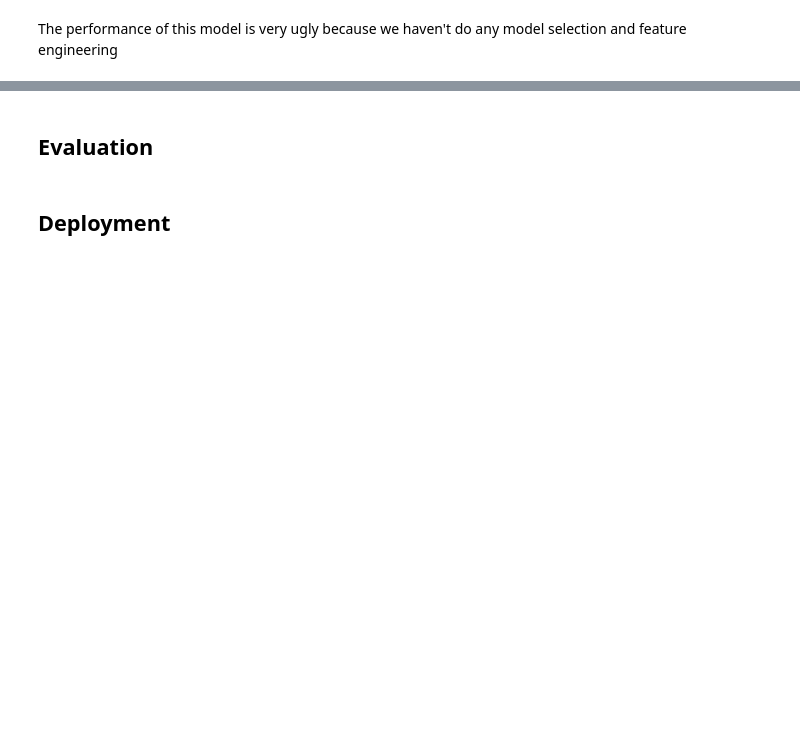
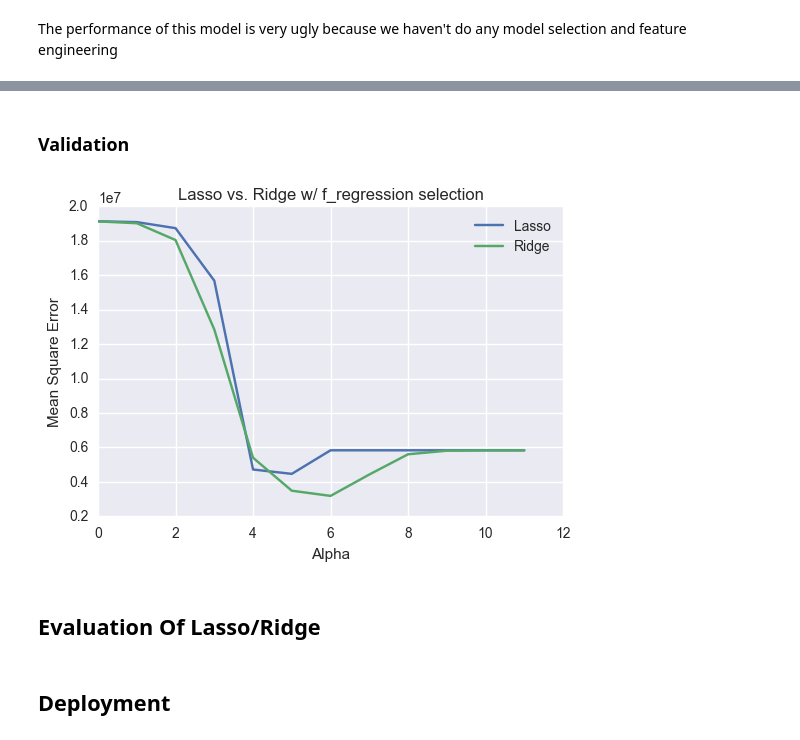
Before and after one commit to Charlespartina/DS1001-Project, a Jupyter notebook: notebook/Final Project.ipynb, the cells around one changed output, grey strips where cells are left out. Saved outputs shown, nothing was run; the diff lists cells and outputs as text; code cells hidden in the pictures; blank space fills up the shorter version.

```diff
--- a/notebook/Final Project.ipynb
+++ b/notebook/Final Project.ipynb
@@ -358,7 +254,0 @@ plt.show()
-# %%
-# Report to the test data
-selected_i = np.argmin(result) # Select best result
-print selected_i
-ls = Ridge(alpha=alpha_list[selected_i])
-ls.fit(X_train_numeric, y_train)
-re = ls.predict(X_test_numeric)
@@ -431,0 +337,13 @@ The performance of this model is very ugly because we haven't do any model selec
+# %%
+# Dimension Reduction and Feature Selection
+def featureSelFre(X_train, y_train, X_val, X_test, num=10):
+    sig_cols = freg(X_train, y_train,num)
+    X_train_new = X_train[sig_cols]
+    X_val_new = X_val[sig_cols]
+    X_test_new = X_test[sig_cols]
+    print sig_cols
+    return X_train_new, X_val_new, X_test_new
+# %%
+X_train_final, X_val_final, X_test_final = featureSelFre(X_train_numeric_merge, y_train_set, X_val_numeric_merge, X_test_numeric_merge, 100)
+print X_train_final.shape
+X_train_final.head()
@@ -432,2 +360,30 @@ The performance of this model is very ugly because we haven't do any model selec
+# %% [markdown]
+### Validation
+# %%
+allK = [10**x for x in range(-2,10)] # Alpha takes 10^-5 to 10^5
+
+cv_ls = []
+cv_rr = []
+for k in allK:
+        ls = Lasso(alpha=k)
+        ls.fit(X_train_final, y_train_set)
+        rr = Ridge(alpha=k)
+        rr.fit(X_train_final, y_train_set)
+        y_val_pred_ls = ls.predict(X_val_final)
+        y_val_pred_rr = rr.predict(X_val_final)
+        cv_ls.append(mean_squared_error(y_val_set, y_val_pred_ls))
+        cv_rr.append(mean_squared_error(y_val_set, y_val_pred_rr))
+# %%
+# Plot
+plt.figure()
+plt.plot(range(len(allK)), cv_ls, label='Lasso')
+plt.plot(range(len(allK)), cv_rr, label='Ridge')
+plt.legend()
+plt.title('Lasso vs. Ridge w/ f_regression selection')
+plt.xlabel('Alpha')
+plt.ylabel('Mean Square Error')
+plt.show()
+# %% [output]
+[figure, added]
 # %% [markdown]
-## Evaluation
+## Evaluation Of Lasso/Ridge
```
Also changed, not shown: parts of 36 cells of this notebook, 4 other files.
